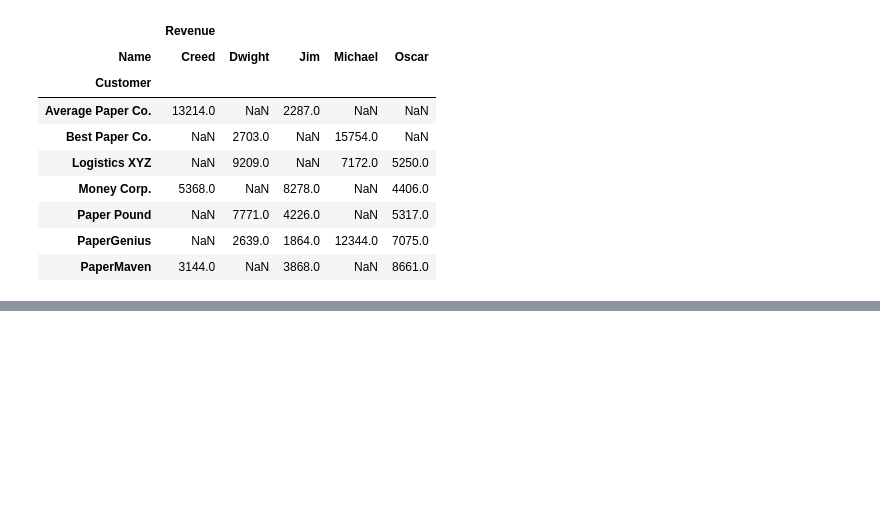
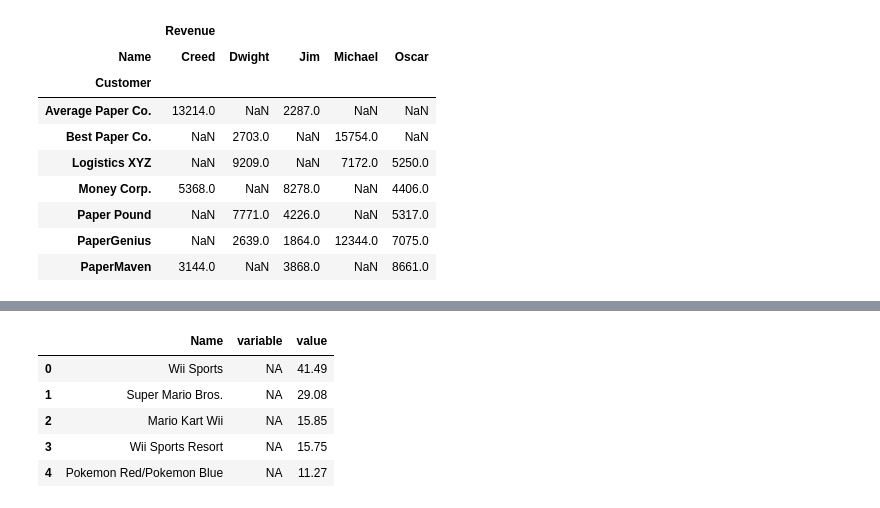
Before and after one commit to ljyGmail/pandas_in_action, a Jupyter notebook: ch08_reshaping_and_pivoting.ipynb, the cells around one changed output, grey strips where cells are left out. Saved outputs shown, nothing was run; the diff lists cells and outputs as text; code cells hidden in the pictures; blank space fills up the shorter version.

```diff
--- a/ch08_reshaping_and_pivoting.ipynb
+++ b/ch08_reshaping_and_pivoting.ipynb
@@ -290,0 +313,9 @@ sales_by_customer.unstack()
+# %%
+pd.melt(video_game_sales, id_vars="Name", value_vars="NA").head()
+# %% [output]
+|  | Name | variable | value |
+| 0 | Wii Sports | NA | 41.49 |
+| 1 | Super Mario Bros. | NA | 29.08 |
+| 2 | Mario Kart Wii | NA | 15.85 |
+| 3 | Wii Sports Resort | NA | 15.75 |
+| 4 | Pokemon Red/Pokemon Blue | NA | 11.27 |
```
Also changed, not shown: parts of 7 cells of this notebook.
